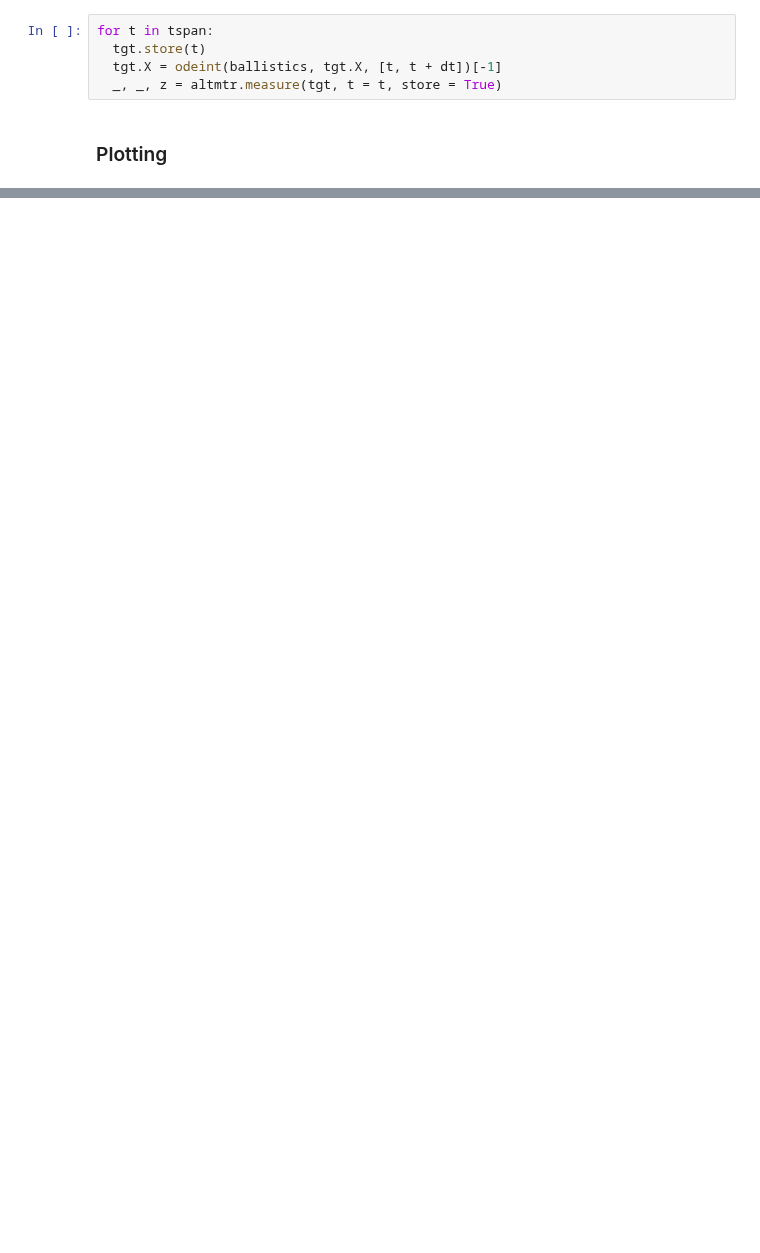
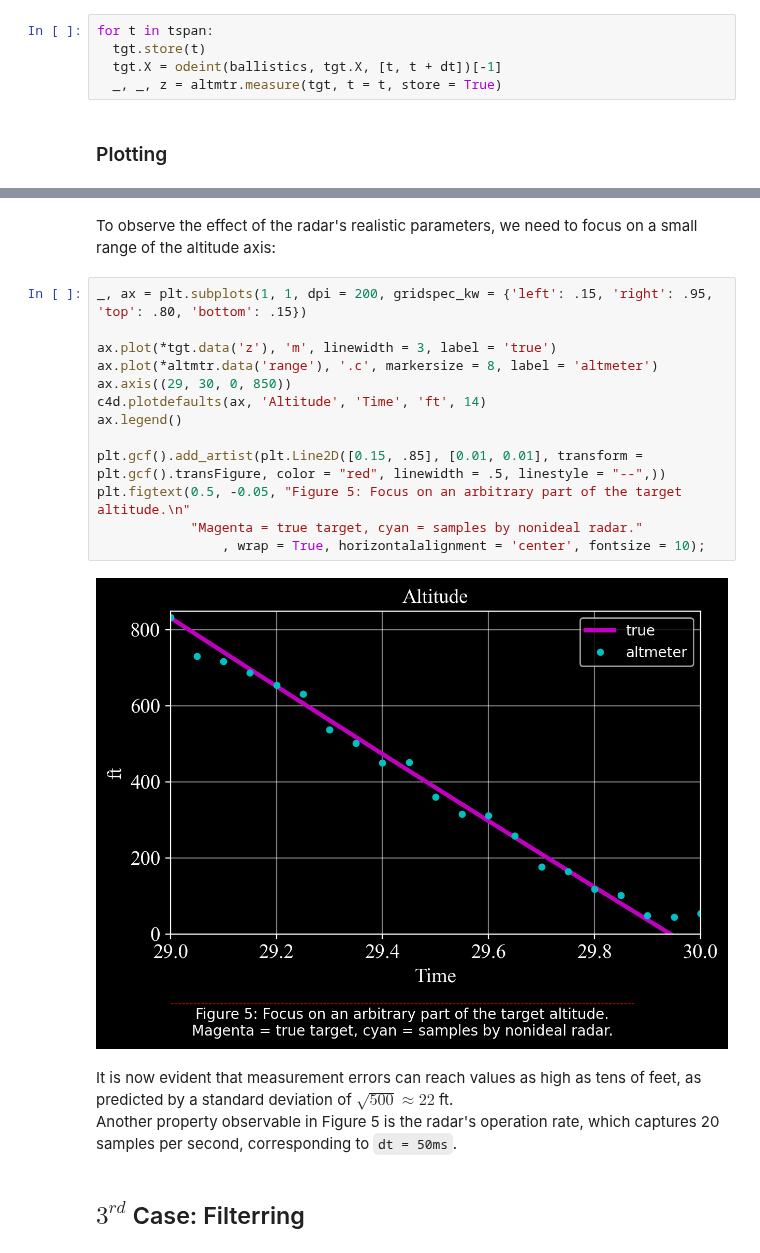
Before and after one commit to C4dynamics/C4dynamics, a Jupyter notebook: docs/source/programs/ballistic_coefficient.ipynb, the cells around one changed output, grey strips where cells are left out. Cells and saved outputs as stored; diff of their text form; blank space fills up the shorter version.

```diff
--- a/docs/source/programs/ballistic_coefficient.ipynb
+++ b/docs/source/programs/ballistic_coefficient.ipynb
@@ -349,0 +277,22 @@ This is a statement with a footnote.
+# %% [markdown]
+To observe the effect of the radar's realistic parameters, we need to focus on a small range of the altitude axis:
+# %%
+_, ax = plt.subplots(1, 1, dpi = 200, gridspec_kw = {'left': .15, 'right': .95, 'top': .80, 'bottom': .15})
+
+ax.plot(*tgt.data('z'), 'm', linewidth = 3, label = 'true')
+ax.plot(*altmtr.data('range'), '.c', markersize = 8, label = 'altmeter')
+ax.axis((29, 30, 0, 850))
+c4d.plotdefaults(ax, 'Altitude', 'Time', 'ft', 14)
+ax.legend()
+
+plt.gcf().add_artist(plt.Line2D([0.15, .85], [0.01, 0.01], transform = plt.gcf().transFigure, color = "red", linewidth = .5, linestyle = "--",))
+plt.figtext(0.5, -0.05, "Figure 5: Focus on an arbitrary part of the target altitude.\n"
+            "Magenta = true target, cyan = samples by nonideal radar."
+                , wrap = True, horizontalalignment = 'center', fontsize = 10);
+# %% [output]
+[figure, added]
+# %% [markdown]
+It is now evident that measurement errors can reach values as high as tens of feet, as predicted by a standard deviation of $\sqrt{500} ≈ 22$ ft.
+Another property observable in Figure 5 is the radar's operation rate, which captures 20 samples per second, corresponding to `dt = 50ms`.
+# %% [markdown]
+## $3^{rd}$ Case: Filterring
```
Also changed, not shown: parts of 97 cells of this notebook, 25 other files.
